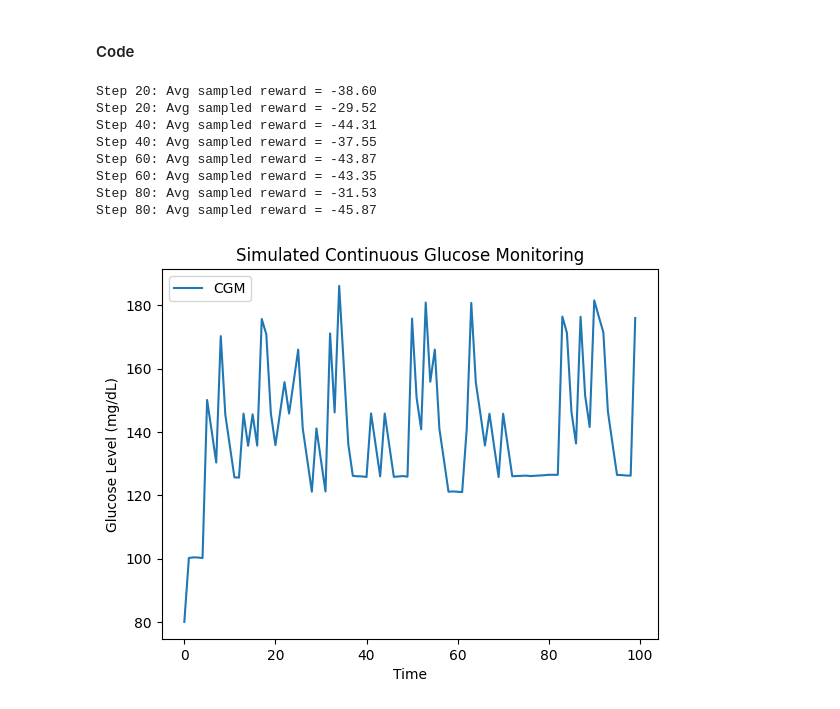
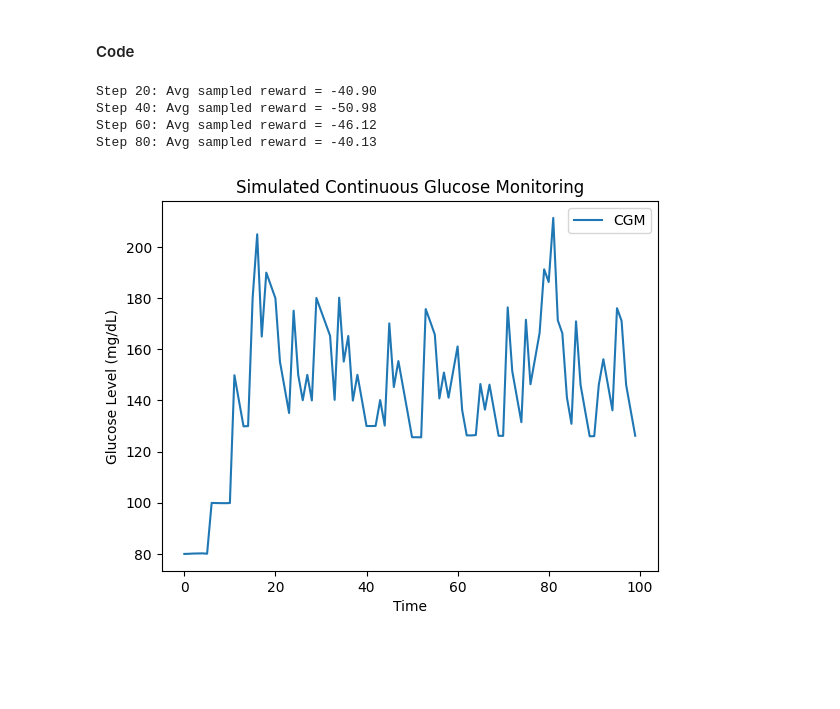
Before and after one commit to jackburke12/applied_reinforcement_learning, a Jupyter notebook: 06_deep_q_networks_extensions1/ungraded_rl_exercises4_cgm_with_experience_replay.ipynb, the cells around one changed output. Drawn from its saved outputs; the diff is of its cells as text; code cells hidden in the pictures; blank space fills up the shorter version.

```diff
--- a/06_deep_q_networks_extensions1/ungraded_rl_exercises4_cgm_with_experience_replay.ipynb
+++ b/06_deep_q_networks_extensions1/ungraded_rl_exercises4_cgm_with_experience_replay.ipynb
@@ -82,51 +82,36 @@ def run_simulation(steps=100):
         action = insulin_policy(prev_cgm)
         curr_cgm = simulate_cgm_reading(prev_cgm, action)
 
         # Reward: penalize high glucose
         reward = -abs(curr_cgm - target_cgm)
 
         # Store experience
         state = np.array([prev_cgm])
         next_state = np.array([curr_cgm])
         replay_buffer.add((state, action, reward, next_state))
 
+        # Sample & "train"
         if t % 20 == 0 and len(replay_buffer.buffer) >= 20:
             batch = replay_buffer.sample(16)
             avg_reward = np.mean([val[2] for val in batch])
             print(f"Step {t}: Avg sampled reward = {avg_reward:.2f}")
 
         cgm_values.append(curr_cgm)
         insulin_doses.append(action)
-        prev_cgm = curr_cgm
-
-        # Add experience to replay buffer
-        replay_buffer.add((state, action, reward, next_state))
-
-        # Sample & "train"
-        if t % 20 == 0 and len(replay_buffer.buffer) > 20:
-            batch = replay_buffer.sample(16)
-            # Mock training step: compute average reward
-            avg_reward = np.mean([exp[2] for exp in batch])
-            print(f"Step {t}: Avg sampled reward = {avg_reward:.2f}")
-
         prev_cgm = curr_cgm
 
     # Plot the CGM readings
     plt.plot(cgm_values, label="CGM")
     plt.xlabel("Time")
     plt.ylabel("Glucose Level (mg/dL)")
     plt.title("Simulated Continuous Glucose Monitoring")
     plt.legend()
     plt.show()
 
 run_simulation()
 # %% [output]
-Step 20: Avg sampled reward = -38.60
-Step 20: Avg sampled reward = -29.52
-Step 40: Avg sampled reward = -44.31
-Step 40: Avg sampled reward = -37.55
-Step 60: Avg sampled reward = -43.87
-Step 60: Avg sampled reward = -43.35
-Step 80: Avg sampled reward = -31.53
-Step 80: Avg sampled reward = -45.87
+Step 20: Avg sampled reward = -40.90
+Step 40: Avg sampled reward = -50.98
+Step 60: Avg sampled reward = -46.12
+Step 80: Avg sampled reward = -40.13
-[figure, old version]
+[figure, new version]
```
